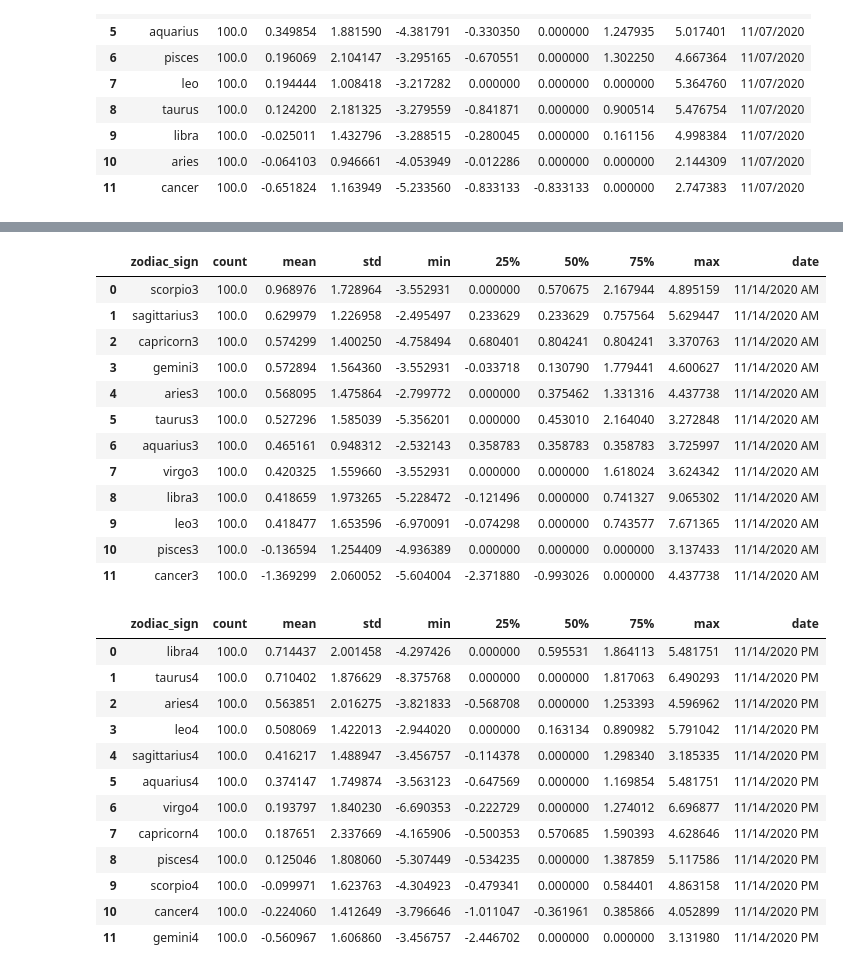
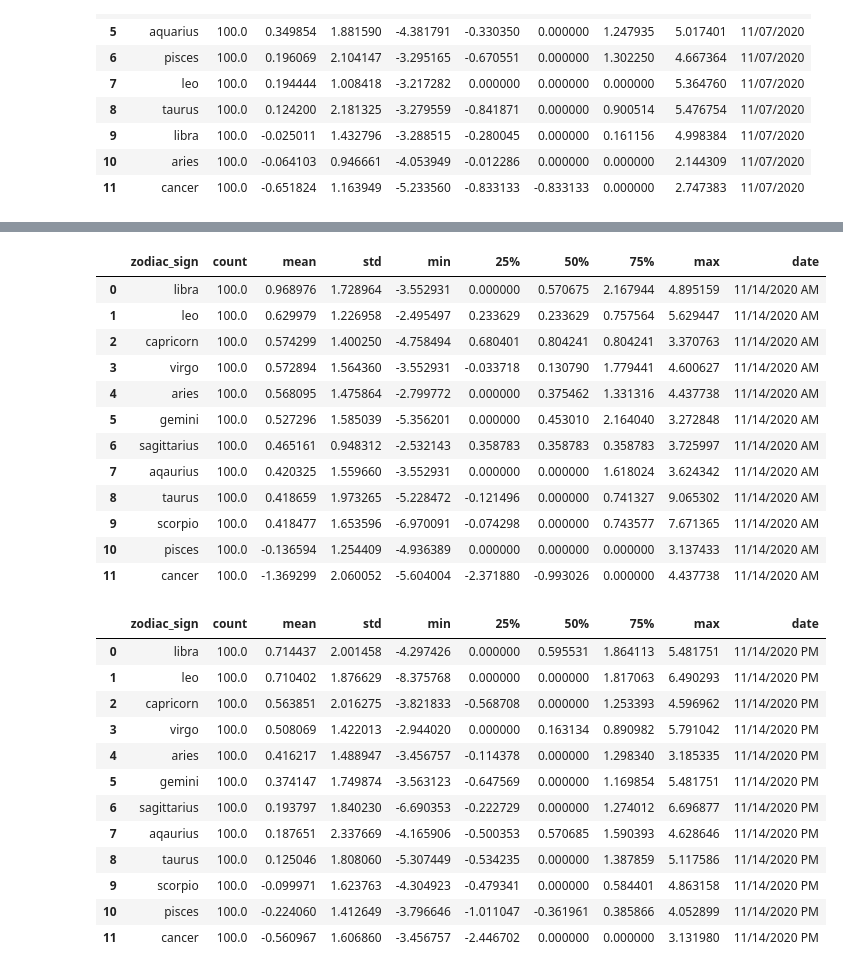
Before and after one commit to thompsont01/ZodiacSentiment, a Jupyter notebook: addDateColumn.ipynb, the cells around one changed output, grey strips where cells are left out. Saved outputs shown, nothing was run; the diff lists cells and outputs as text; code cells hidden in the pictures.

```diff
--- a/addDateColumn.ipynb
+++ b/addDateColumn.ipynb
@@ -52,41 +54,45 @@ df3 = pd.read_csv("/Users/laurapaakh/Desktop/DSBootCamp/homework/ZodiacSentiment
 # %%
 df3["date"] = "11/14/2020 AM"
 df3.rename(columns = {'sign':'zodiac_sign'}, inplace = True)
+df3["zodiac_sign"] = ['libra','leo','capricorn','virgo','aries','gemini','sagittarius','aqaurius',
+                     'taurus','scorpio','pisces','cancer']
 df3
 # %% [output]
 |  | zodiac_sign | count | mean | std | min | 25% | 50% | 75% | max | date |
-| 0 | scorpio3 | 100.0 | 0.968976 | 1.728964 | -3.552931 | 0.000000 | 0.570675 | 2.167944 | 4.895159 | 11/14/2020 AM |
-| 1 | sagittarius3 | 100.0 | 0.629979 | 1.226958 | -2.495497 | 0.233629 | 0.233629 | 0.757564 | 5.629447 | 11/14/2020 AM |
-| 2 | capricorn3 | 100.0 | 0.574299 | 1.400250 | -4.758494 | 0.680401 | 0.804241 | 0.804241 | 3.370763 | 11/14/2020 AM |
-| 3 | gemini3 | 100.0 | 0.572894 | 1.564360 | -3.552931 | -0.033718 | 0.130790 | 1.779441 | 4.600627 | 11/14/2020 AM |
-| 4 | aries3 | 100.0 | 0.568095 | 1.475864 | -2.799772 | 0.000000 | 0.375462 | 1.331316 | 4.437738 | 11/14/2020 AM |
-| 5 | taurus3 | 100.0 | 0.527296 | 1.585039 | -5.356201 | 0.000000 | 0.453010 | 2.164040 | 3.272848 | 11/14/2020 AM |
-| 6 | aquarius3 | 100.0 | 0.465161 | 0.948312 | -2.532143 | 0.358783 | 0.358783 | 0.358783 | 3.725997 | 11/14/2020 AM |
-| 7 | virgo3 | 100.0 | 0.420325 | 1.559660 | -3.552931 | 0.000000 | 0.000000 | 1.618024 | 3.624342 | 11/14/2020 AM |
-| 8 | libra3 | 100.0 | 0.418659 | 1.973265 | -5.228472 | -0.121496 | 0.000000 | 0.741327 | 9.065302 | 11/14/2020 AM |
-| 9 | leo3 | 100.0 | 0.418477 | 1.653596 | -6.970091 | -0.074298 | 0.000000 | 0.743577 | 7.671365 | 11/14/2020 AM |
-| 10 | pisces3 | 100.0 | -0.136594 | 1.254409 | -4.936389 | 0.000000 | 0.000000 | 0.000000 | 3.137433 | 11/14/2020 AM |
-| 11 | cancer3 | 100.0 | -1.369299 | 2.060052 | -5.604004 | -2.371880 | -0.993026 | 0.000000 | 4.437738 | 11/14/2020 AM |
+| 0 | libra | 100.0 | 0.968976 | 1.728964 | -3.552931 | 0.000000 | 0.570675 | 2.167944 | 4.895159 | 11/14/2020 AM |
+| 1 | leo | 100.0 | 0.629979 | 1.226958 | -2.495497 | 0.233629 | 0.233629 | 0.757564 | 5.629447 | 11/14/2020 AM |
+| 2 | capricorn | 100.0 | 0.574299 | 1.400250 | -4.758494 | 0.680401 | 0.804241 | 0.804241 | 3.370763 | 11/14/2020 AM |
+| 3 | virgo | 100.0 | 0.572894 | 1.564360 | -3.552931 | -0.033718 | 0.130790 | 1.779441 | 4.600627 | 11/14/2020 AM |
+| 4 | aries | 100.0 | 0.568095 | 1.475864 | -2.799772 | 0.000000 | 0.375462 | 1.331316 | 4.437738 | 11/14/2020 AM |
+| 5 | gemini | 100.0 | 0.527296 | 1.585039 | -5.356201 | 0.000000 | 0.453010 | 2.164040 | 3.272848 | 11/14/2020 AM |
+| 6 | sagittarius | 100.0 | 0.465161 | 0.948312 | -2.532143 | 0.358783 | 0.358783 | 0.358783 | 3.725997 | 11/14/2020 AM |
+| 7 | aqaurius | 100.0 | 0.420325 | 1.559660 | -3.552931 | 0.000000 | 0.000000 | 1.618024 | 3.624342 | 11/14/2020 AM |
+| 8 | taurus | 100.0 | 0.418659 | 1.973265 | -5.228472 | -0.121496 | 0.000000 | 0.741327 | 9.065302 | 11/14/2020 AM |
+| 9 | scorpio | 100.0 | 0.418477 | 1.653596 | -6.970091 | -0.074298 | 0.000000 | 0.743577 | 7.671365 | 11/14/2020 AM |
+| 10 | pisces | 100.0 | -0.136594 | 1.254409 | -4.936389 | 0.000000 | 0.000000 | 0.000000 | 3.137433 | 11/14/2020 AM |
+| 11 | cancer | 100.0 | -1.369299 | 2.060052 | -5.604004 | -2.371880 | -0.993026 | 0.000000 | 4.437738 | 11/14/2020 AM |
 # %%
 df4 = pd.read_csv("/Users/laurapaakh/Desktop/DSBootCamp/homework/ZodiacSentiment/json_files/fourthAPIcall/data_summary_Nov_14_2020_PM.csv")
 # %%
 df4["date"] = "11/14/2020 PM"
 df4.rename(columns = {'Unnamed: 0':'zodiac_sign'}, inplace = True)
+df4["zodiac_sign"] = ['libra','leo','capricorn','virgo','aries','gemini','sagittarius','aqaurius',
+                     'taurus','scorpio','pisces','cancer']
 df4
 # %% [output]
 |  | zodiac_sign | count | mean | std | min | 25% | 50% | 75% | max | date |
-| 0 | libra4 | 100.0 | 0.714437 | 2.001458 | -4.297426 | 0.000000 | 0.595531 | 1.864113 | 5.481751 | 11/14/2020 PM |
-| 1 | taurus4 | 100.0 | 0.710402 | 1.876629 | -8.375768 | 0.000000 | 0.000000 | 1.817063 | 6.490293 | 11/14/2020 PM |
-| 2 | aries4 | 100.0 | 0.563851 | 2.016275 | -3.821833 | -0.568708 | 0.000000 | 1.253393 | 4.596962 | 11/14/2020 PM |
-| 3 | leo4 | 100.0 | 0.508069 | 1.422013 | -2.944020 | 0.000000 | 0.163134 | 0.890982 | 5.791042 | 11/14/2020 PM |
-| 4 | sagittarius4 | 100.0 | 0.416217 | 1.488947 | -3.456757 | -0.114378 | 0.000000 | 1.298340 | 3.185335 | 11/14/2020 PM |
-| 5 | aquarius4 | 100.0 | 0.374147 | 1.749874 | -3.563123 | -0.647569 | 0.000000 | 1.169854 | 5.481751 | 11/14/2020 PM |
-| 6 | virgo4 | 100.0 | 0.193797 | 1.840230 | -6.690353 | -0.222729 | 0.000000 | 1.274012 | 6.696877 | 11/14/2020 PM |
-| 7 | capricorn4 | 100.0 | 0.187651 | 2.337669 | -4.165906 | -0.500353 | 0.570685 | 1.590393 | 4.628646 | 11/14/2020 PM |
-| 8 | pisces4 | 100.0 | 0.125046 | 1.808060 | -5.307449 | -0.534235 | 0.000000 | 1.387859 | 5.117586 | 11/14/2020 PM |
-| 9 | scorpio4 | 100.0 | -0.099971 | 1.623763 | -4.304923 | -0.479341 | 0.000000 | 0.584401 | 4.863158 | 11/14/2020 PM |
-| 10 | cancer4 | 100.0 | -0.224060 | 1.412649 | -3.796646 | -1.011047 | -0.361961 | 0.385866 | 4.052899 | 11/14/2020 PM |
-| 11 | gemini4 | 100.0 | -0.560967 | 1.606860 | -3.456757 | -2.446702 | 0.000000 | 0.000000 | 3.131980 | 11/14/2020 PM |
+| 0 | libra | 100.0 | 0.714437 | 2.001458 | -4.297426 | 0.000000 | 0.595531 | 1.864113 | 5.481751 | 11/14/2020 PM |
+| 1 | leo | 100.0 | 0.710402 | 1.876629 | -8.375768 | 0.000000 | 0.000000 | 1.817063 | 6.490293 | 11/14/2020 PM |
+| 2 | capricorn | 100.0 | 0.563851 | 2.016275 | -3.821833 | -0.568708 | 0.000000 | 1.253393 | 4.596962 | 11/14/2020 PM |
+| 3 | virgo | 100.0 | 0.508069 | 1.422013 | -2.944020 | 0.000000 | 0.163134 | 0.890982 | 5.791042 | 11/14/2020 PM |
+| 4 | aries | 100.0 | 0.416217 | 1.488947 | -3.456757 | -0.114378 | 0.000000 | 1.298340 | 3.185335 | 11/14/2020 PM |
+| 5 | gemini | 100.0 | 0.374147 | 1.749874 | -3.563123 | -0.647569 | 0.000000 | 1.169854 | 5.481751 | 11/14/2020 PM |
+| 6 | sagittarius | 100.0 | 0.193797 | 1.840230 | -6.690353 | -0.222729 | 0.000000 | 1.274012 | 6.696877 | 11/14/2020 PM |
+| 7 | aqaurius | 100.0 | 0.187651 | 2.337669 | -4.165906 | -0.500353 | 0.570685 | 1.590393 | 4.628646 | 11/14/2020 PM |
+| 8 | taurus | 100.0 | 0.125046 | 1.808060 | -5.307449 | -0.534235 | 0.000000 | 1.387859 | 5.117586 | 11/14/2020 PM |
+| 9 | scorpio | 100.0 | -0.099971 | 1.623763 | -4.304923 | -0.479341 | 0.000000 | 0.584401 | 4.863158 | 11/14/2020 PM |
+| 10 | pisces | 100.0 | -0.224060 | 1.412649 | -3.796646 | -1.011047 | -0.361961 | 0.385866 | 4.052899 | 11/14/2020 PM |
+| 11 | cancer | 100.0 | -0.560967 | 1.606860 | -3.456757 | -2.446702 | 0.000000 | 0.000000 | 3.131980 | 11/14/2020 PM |
 # %%
 # Concat dataframes with date columns added
 concat_df = pd.concat([df, df2, df3, df4], ignore_index=True)
```
Also changed, not shown: parts of 2 cells of this notebook, 1 other file.
